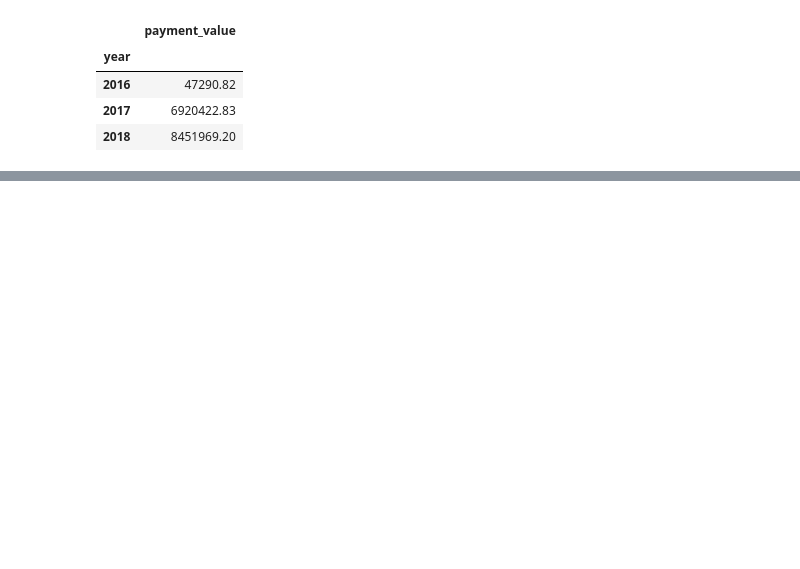
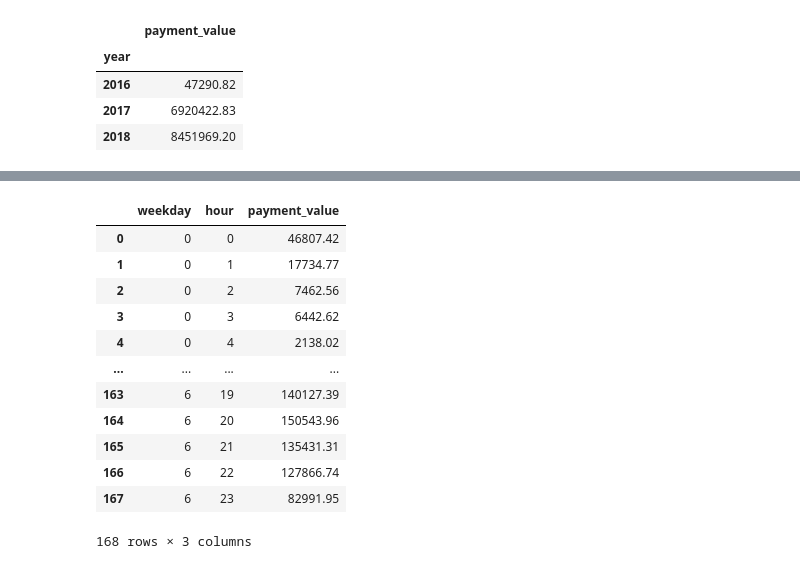
Before and after one commit to nikel4610/Deeplearning_more, a Jupyter notebook: datawithsql/0816/08162.ipynb, the cells around one changed output, grey strips where cells are left out. Cells and saved outputs as stored; diff of their text form; code cells hidden in the pictures; blank space fills up the shorter version.

```diff
--- a/datawithsql/0816/08162.ipynb
+++ b/datawithsql/0816/08162.ipynb
@@ -132,0 +254,4 @@ merged_order_payment_year.iplot(kind='bar', theme='white')
+# %%
+merged_order_payment_hour_weekday = merged_order_payment_date.groupby(['weekday', 'hour']).sum()
+merged_order_payment_hour_weekday = merged_order_payment_hour_weekday[['payment_value']]
+merged_order_payment_hour_weekday
@@ -132,0 +273,17 @@ merged_order_payment_year.iplot(kind='bar', theme='white')
+# %%
+merged_order_payment_hour_weekday = merged_order_payment_hour_weekday.reset_index()
+merged_order_payment_hour_weekday
+# %% [output]
+|  | weekday | hour | payment_value |
+| 0 | 0 | 0 | 46807.42 |
+| 1 | 0 | 1 | 17734.77 |
+| 2 | 0 | 2 | 7462.56 |
+| 3 | 0 | 3 | 6442.62 |
+| 4 | 0 | 4 | 2138.02 |
+| ... | ... | ... | ... |
+| 163 | 6 | 19 | 140127.39 |
+| 164 | 6 | 20 | 150543.96 |
+| 165 | 6 | 21 | 135431.31 |
+| 166 | 6 | 22 | 127866.74 |
+| 167 | 6 | 23 | 82991.95 |
+168 rows × 3 columns
```
Also changed, not shown: parts of 23 cells of this notebook.
